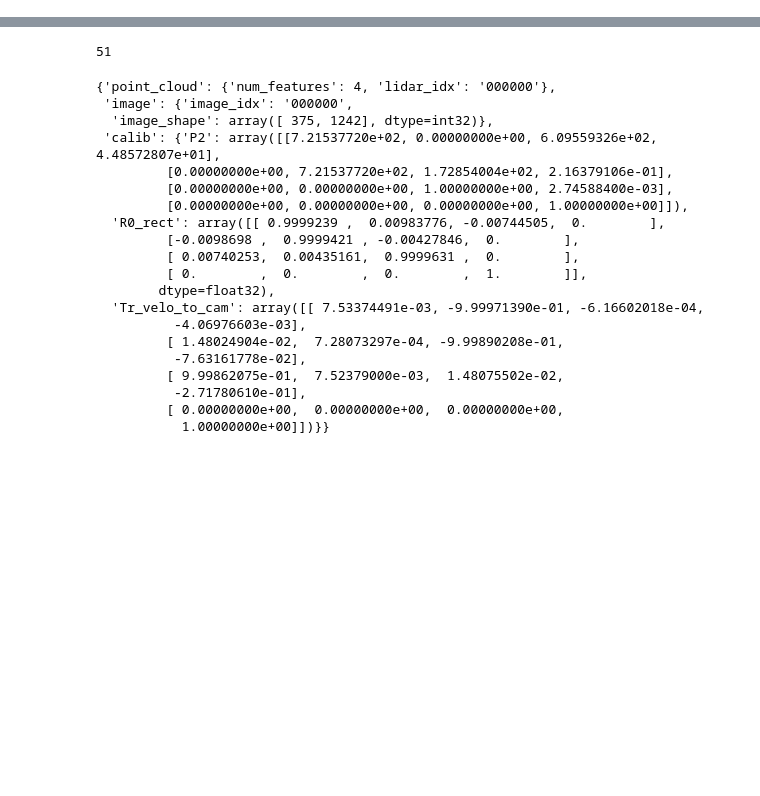
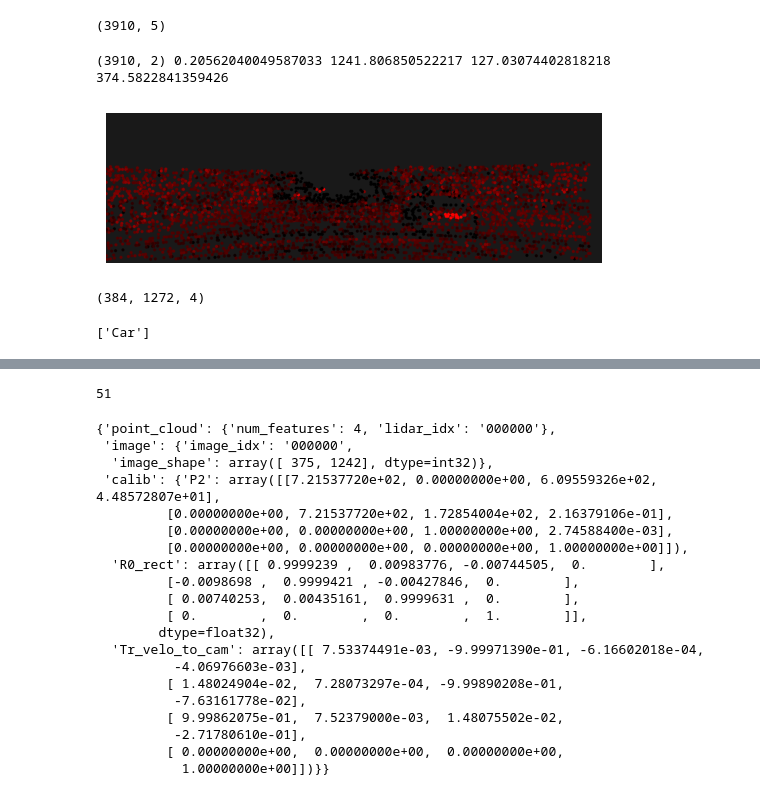
Before and after one commit to rajeev-gupta-bashrc/GD-MAE, a Jupyter notebook: tools/test.ipynb, the cells around one changed output, grey strips where cells are left out. Drawn from its saved outputs; the diff is of its cells as text; code cells hidden in the pictures; blank space fills up the shorter version.

```diff
--- a/tools/test.ipynb
+++ b/tools/test.ipynb
@@ -332,0 +550,6 @@ dataset = CustomKittiDataset(
+# %%
+points = get_dict['points']
+percentage_to_keep = 0.2
+num_points_to_keep = int(points.shape[0] * percentage_to_keep)
+indices = np.random.choice(points.shape[0], num_points_to_keep, replace=False)
+new_points = points[indices]
@@ -333,3 +562,24 @@ dataset = CustomKittiDataset(
+# %%
+new_points.shape
+# %% [output]
+(3910, 5)
+# %%
+get_dict['points'] = new_points
+# %%
+image_arr = point_cloud_to_image(get_dict, point_radii=4,
+                                 bg_shade=[0.10, 0.10, 0.10])
+                                #  bg_shade=[0, 0, 0])
+# %% [output]
+(3910, 2) 0.20562040049587033 1241.806850522217 127.03074402818218 374.5822841359426
+[figure, added]
+# %%
+image_arr.shape
+# %% [output]
+(384, 1272, 4)
+# %%
+cfg.CLASS_NAMES
+# %% [output]
+['Car']
 # %%
 model = GraphRCNN(cfg.MODEL, num_class=len(cfg.CLASS_NAMES), dataset=dataset, logger=logger)
 # %% [output]
```
Also changed, not shown: parts of 65 cells of this notebook, 21 other files.
